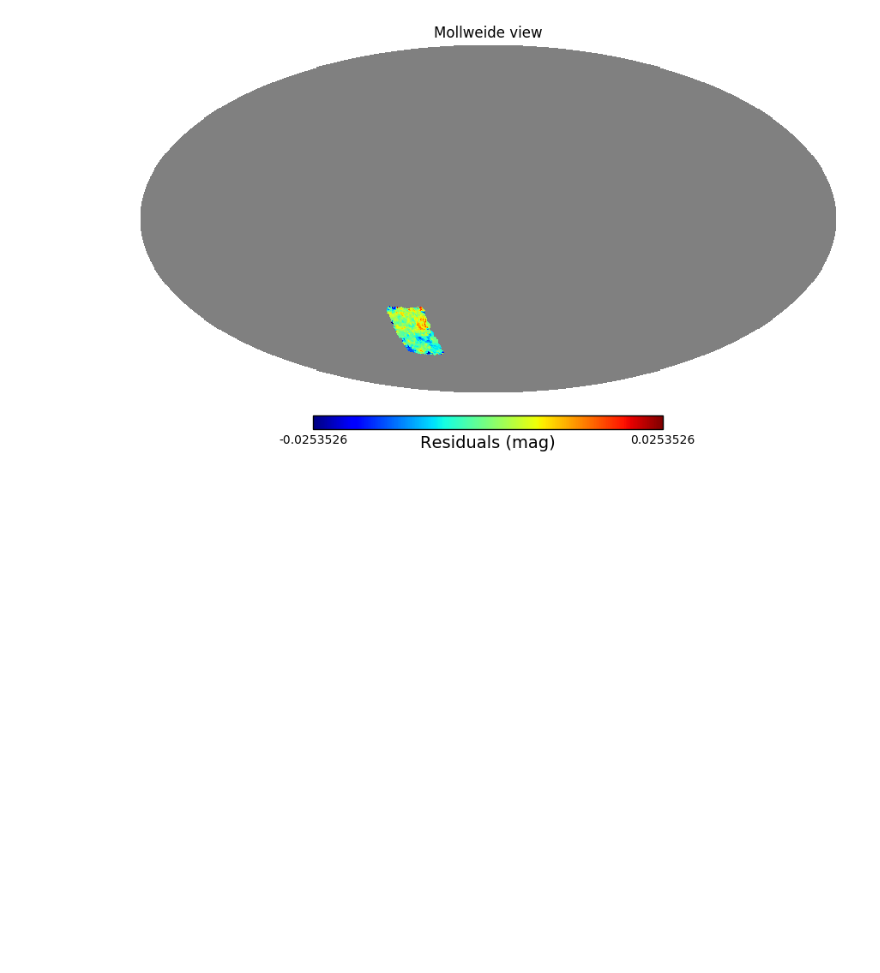
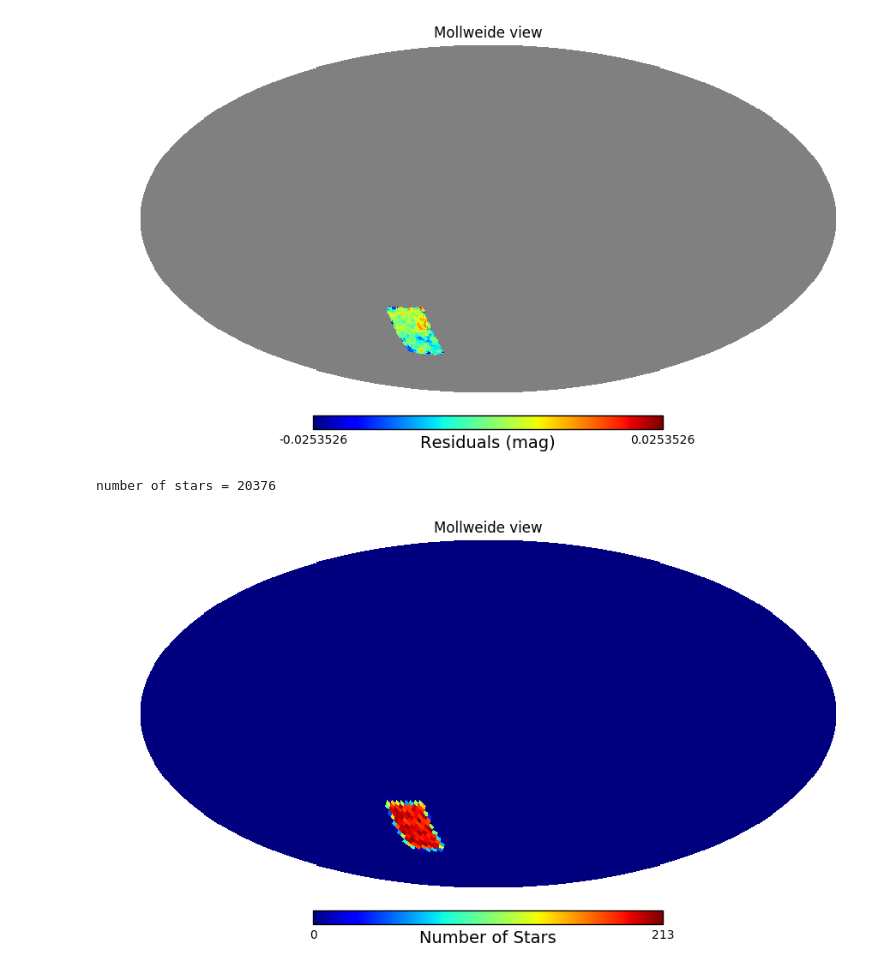
Before and after one commit to lsst-sims/legacy_sims_selfcal, a Jupyter notebook: examples/SelfCal_example.ipynb, the cells around one changed output. Saved outputs shown, nothing was run; the diff lists cells and outputs as text; code cells hidden in the pictures; blank space fills up the shorter version.

```diff
--- a/examples/SelfCal_example.ipynb
+++ b/examples/SelfCal_example.ipynb
@@ -125,3 +129,11 @@ healmap = healbin(np.radians(trueStars['ra']), np.radians(trueStars['dec']), res
 hp.mollview(healmap, min =-4*rrms, max=4*rrms, unit='Residuals (mag)')
 # %% [output]
 [figure]
+# %%
+# Check the density of stars
+density_map = healbin(np.radians(trueStars['ra']), np.radians(trueStars['dec']), resid, reduceFunc=np.size, nside=32)
+hp.mollview(density_map, unit='Number of Stars')
+print('number of stars = %i' % trueStars['ra'].size)
+# %% [output]
+number of stars = 20376
+[figure, added]
```
Also changed, not shown: parts of 1 cell of this notebook.
